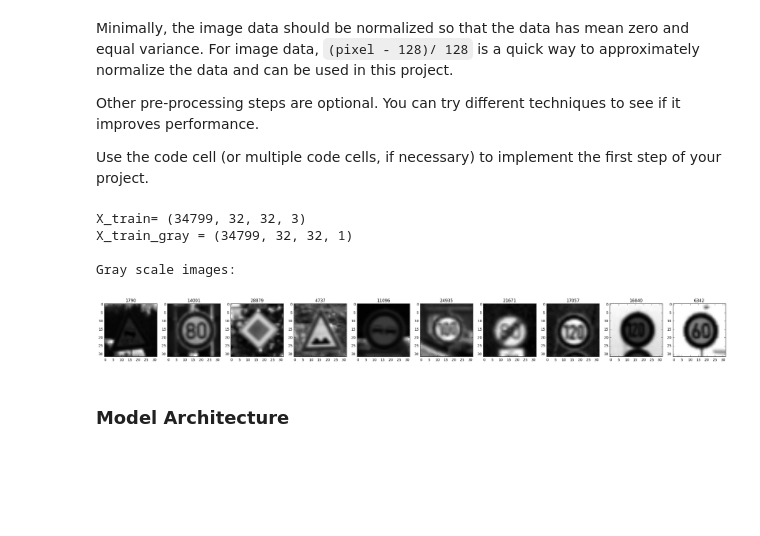
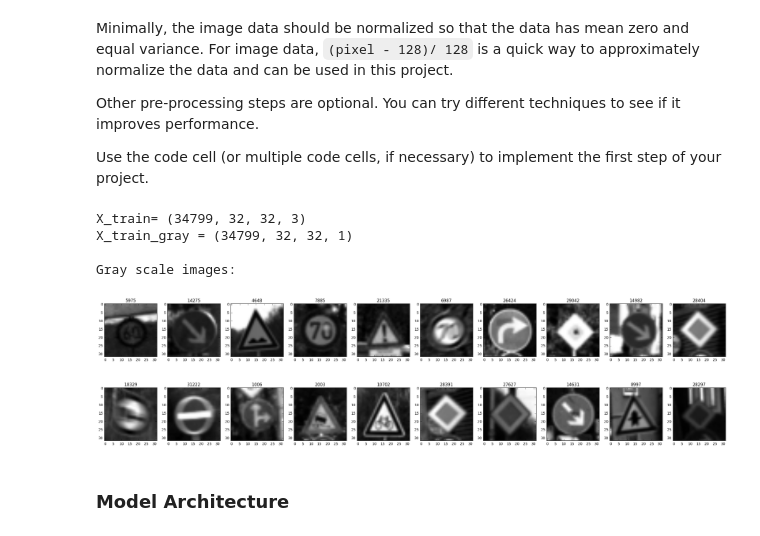
Before and after one commit to edgarcgarzon/CarND-Traffic-Sign-Classifier-P2, a Jupyter notebook: Traffic_Sign_Classifier.ipynb, the cells around one changed output. Cells and saved outputs as stored; diff of their text form; code cells hidden in the pictures; blank space fills up the shorter version.

```diff
--- a/Traffic_Sign_Classifier.ipynb
+++ b/Traffic_Sign_Classifier.ipynb
@@ -177,29 +177,32 @@ Use the code cell (or multiple code cells, if necessary) to implement the first
 # %%
 import cv2
 
-def greyImage(features, h_pxl, w_pxl):
+def greyImage(features, h_pxl = 32, w_pxl = 32):
     grey = [cv2.cvtColor(im, cv2.COLOR_BGR2GRAY) for im in features]
     return np.array(grey).reshape((len(features), h_pxl, w_pxl, 1))
 
-X_train_gray = greyImage(X_train, 32, 32)
-X_valid_gray = greyImage(X_valid, 32, 32)
-X_test_gray = greyImage(X_test, 32, 32)
+X_train_gray = greyImage(X_train)
+X_valid_gray = greyImage(X_valid)
+X_test_gray = greyImage(X_test)
 
 
 print("X_train=", X_train.shape)
 print("X_train_gray =", X_train_gray.shape)
 
 print('\nGray scale images: ')
 # create a list of random index to display images
 displayIndex = [randrange(0, len(X_train_gray), 1) for _ in range(10)]
-#Display images grey scale images
 printImages(X_train_gray.reshape((len(X_train),32,32)), displayIndex, 'gray')
+# create a list of random index to display images
+displayIndex = [randrange(0, len(X_train_gray), 1) for _ in range(10)]
+printImages(X_train_gray.reshape((len(X_train),32,32)), displayIndex, 'gray')
 # %% [output]
 X_train= (34799, 32, 32, 3)
 X_train_gray = (34799, 32, 32, 1)
 
 Gray scale images:
-[figure, old version]
+[figure, new version]
+[figure, added]
 # %% [markdown]
 ### Model Architecture
 # %%
```
Also changed, not shown: parts of 12 cells of this notebook.
